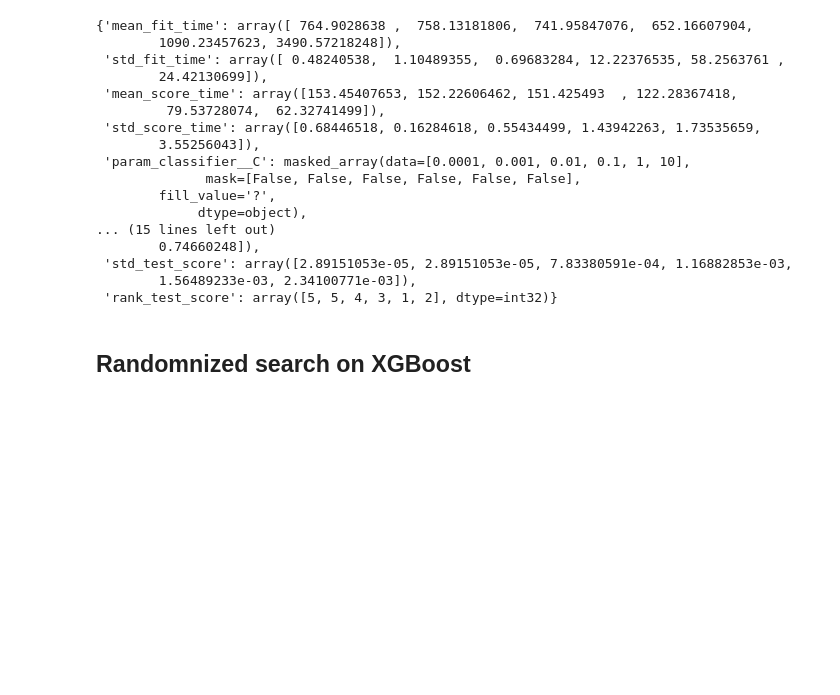
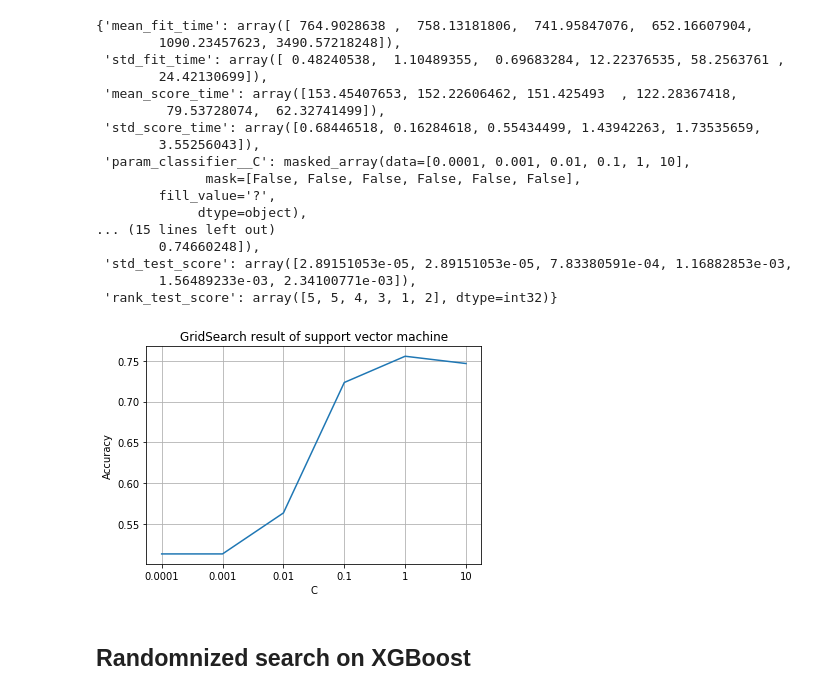
Before and after one commit to r0b3rt24/PoliIdeaClassify, a Jupyter notebook: clean.ipynb, the cells around one changed output. Cells and saved outputs as stored; diff of their text form; code cells hidden in the pictures; blank space fills up the shorter version.

Commit message:
graph

```diff
--- a/clean.ipynb
+++ b/clean.ipynb
@@ -187,6 +198,20 @@ gs_svm_linear.cv_results_
  'std_test_score': array([2.89151053e-05, 2.89151053e-05, 7.83380591e-04, 1.16882853e-03,
         1.56489233e-03, 2.34100771e-03]),
  'rank_test_score': array([5, 5, 4, 3, 1, 2], dtype=int32)}
+# %%
+mean_scores_gs = np.array([0.51344552, 0.51344552, 0.56361323, 0.7233981 , 0.75552279, 0.74660248])
+C_gs = np.array(['0.0001', '0.001', '0.01', '0.1', '1', '10'])
+
+fig, ax = plt.subplots()
+ax.plot(C_gs, mean_scores_gs)
+
+ax.set(xlabel='C', ylabel='Accuracy',
+       title='GridSearch result of support vector machine')
+ax.grid()
+
+plt.show()
+# %% [output]
+[figure, added]
 # %% [markdown]
 ## Randomnized search on XGBoost
 # %%
```
Also changed, not shown: parts of 2 cells of this notebook, 1 other file.
